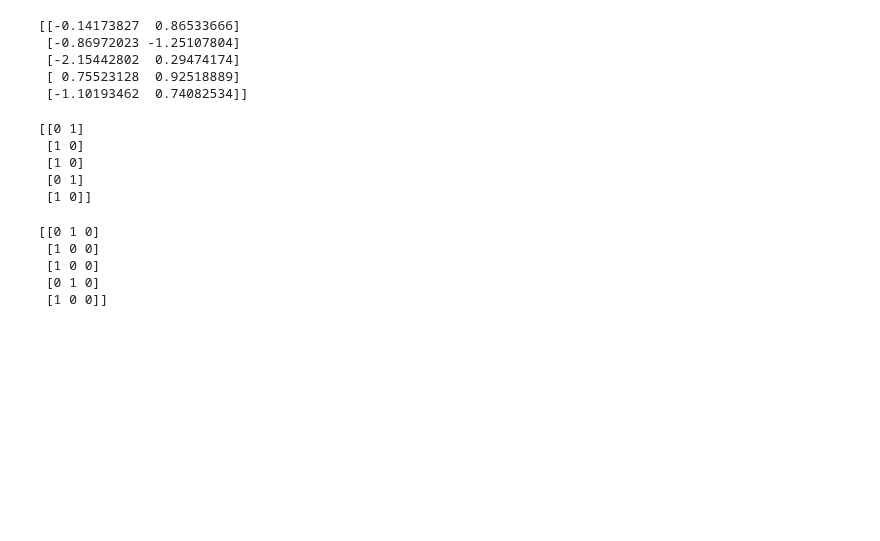
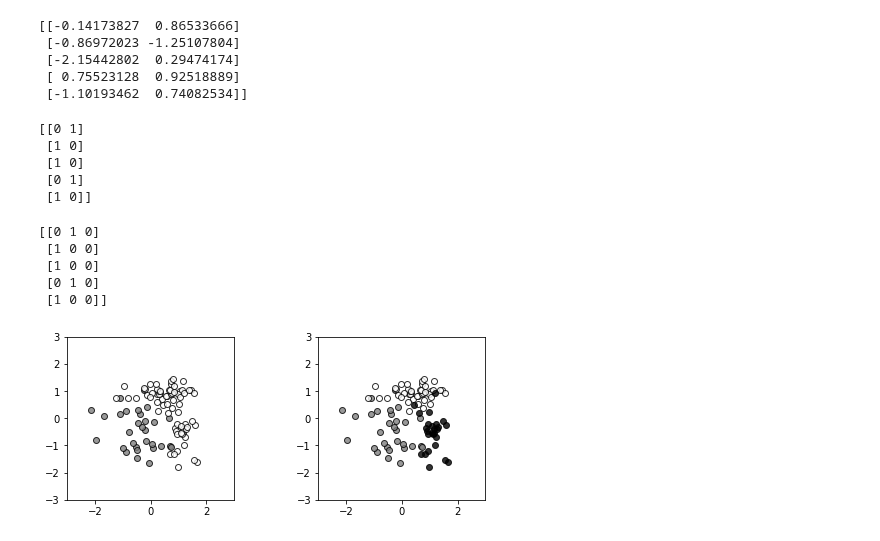
Before and after one commit to senseilearning/New-textbook-for-machine-learning, a Jupyter notebook: Chapter6.ipynb, the cells around one changed output. Drawn from its saved outputs; the diff is of its cells as text; code cells hidden in the pictures; blank space fills up the shorter version.

```diff
--- a/Chapter6.ipynb
+++ b/Chapter6.ipynb
@@ -235,3 +235,30 @@ print(T3[:5,:])
  [1 0 0]
  [0 1 0]
  [1 0 0]]
+# %%
+# list 6-2-5 p.231
+# データ表示
+def show_data2(x, t):
+    wk, K = t.shape
+    c = [[.5, .5, .5], [1, 1, 1], [0, 0, 0]]
+
+    for k in range(K):
+        plt.plot(x[t[:, k] == 1, 0], x[t[:, k] == 1, 1], linestyle = 'none', markeredgecolor = 'black', marker = 'o', color = c[k], alpha = 0.8)
+
+    plt.grid = (True)
+
+# メイン
+plt.figure(figsize=(7.5, 3))
+plt.subplots_adjust(wspace=0.5)
+plt.subplot(1, 2, 1)
+show_data2(X, T2)
+plt.xlim(X_range0)
+plt.ylim(X_range1)
+
+plt.subplot(1, 2, 2)
+show_data2(X, T3)
+plt.xlim(X_range0)
+plt.ylim(X_range1)
+plt.show()
+# %% [output]
+[figure, added]
```
